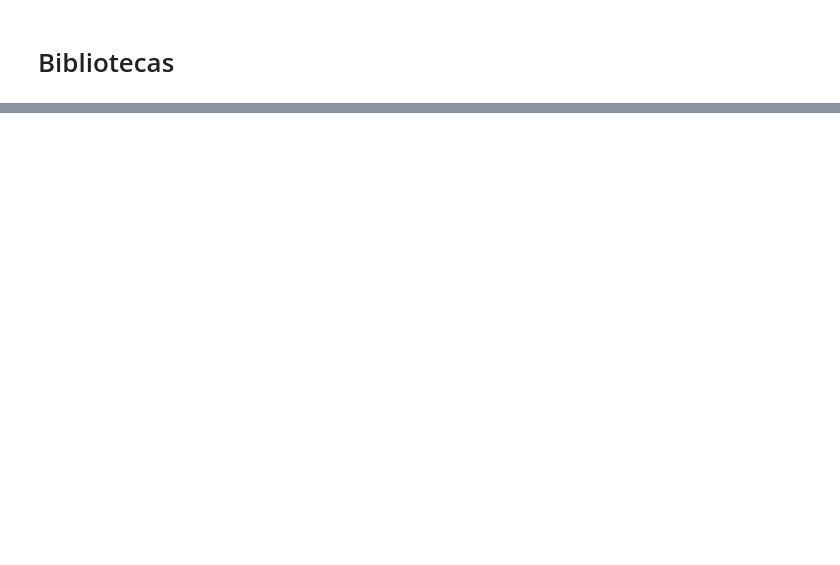
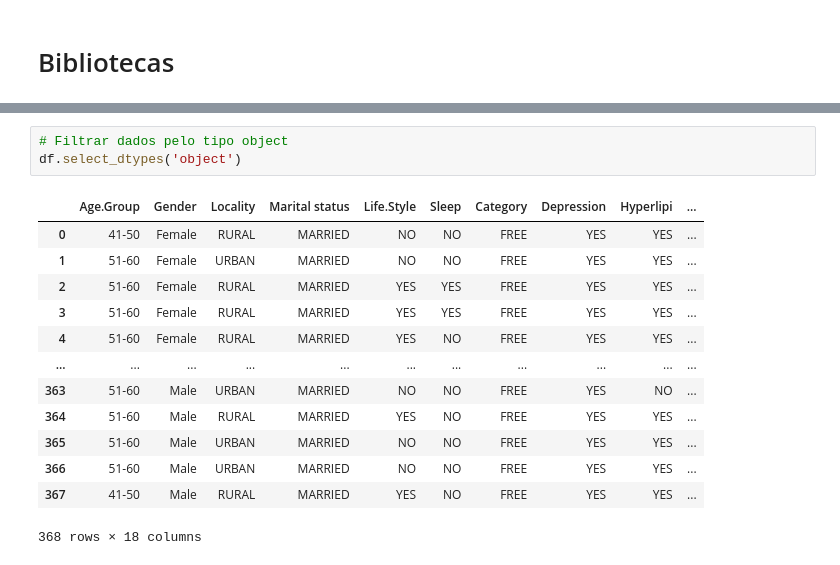
Before and after one commit to al-lla/teste_qui_quadrado, a Jupyter notebook: teste_qui_quadrado.ipynb, the cells around one changed output, grey strips where cells are left out. Saved outputs shown, nothing was run; the diff lists cells and outputs as text; blank space fills up the shorter version.

```diff
--- a/teste_qui_quadrado.ipynb
+++ b/teste_qui_quadrado.ipynb
@@ -23,0 +66,17 @@ A base de dados utilizada nesse notebook foi retirada do [kaggle](https://www.ka
+# %%
+# Filtrar dados pelo tipo object
+df.select_dtypes('object')
+# %% [output]
+|  | Age.Group | Gender | Locality | Marital status | Life.Style | Sleep | Category | Depression | Hyperlipi | ... |
+| 0 | 41-50 | Female | RURAL | MARRIED | NO | NO | FREE | YES | YES | ... |
+| 1 | 51-60 | Female | URBAN | MARRIED | NO | NO | FREE | YES | YES | ... |
+| 2 | 51-60 | Female | RURAL | MARRIED | YES | YES | FREE | YES | YES | ... |
+| 3 | 51-60 | Female | RURAL | MARRIED | YES | YES | FREE | YES | YES | ... |
+| 4 | 51-60 | Female | RURAL | MARRIED | YES | NO | FREE | YES | YES | ... |
+| ... | ... | ... | ... | ... | ... | ... | ... | ... | ... | ... |
+| 363 | 51-60 | Male | URBAN | MARRIED | NO | NO | FREE | YES | NO | ... |
+| 364 | 51-60 | Male | RURAL | MARRIED | YES | NO | FREE | YES | YES | ... |
+| 365 | 51-60 | Male | URBAN | MARRIED | NO | NO | FREE | YES | YES | ... |
+| 366 | 51-60 | Male | URBAN | MARRIED | NO | NO | FREE | YES | YES | ... |
+| 367 | 41-50 | Male | RURAL | MARRIED | YES | NO | FREE | YES | YES | ... |
+368 rows × 18 columns
```
Also changed, not shown: parts of 25 cells of this notebook.
